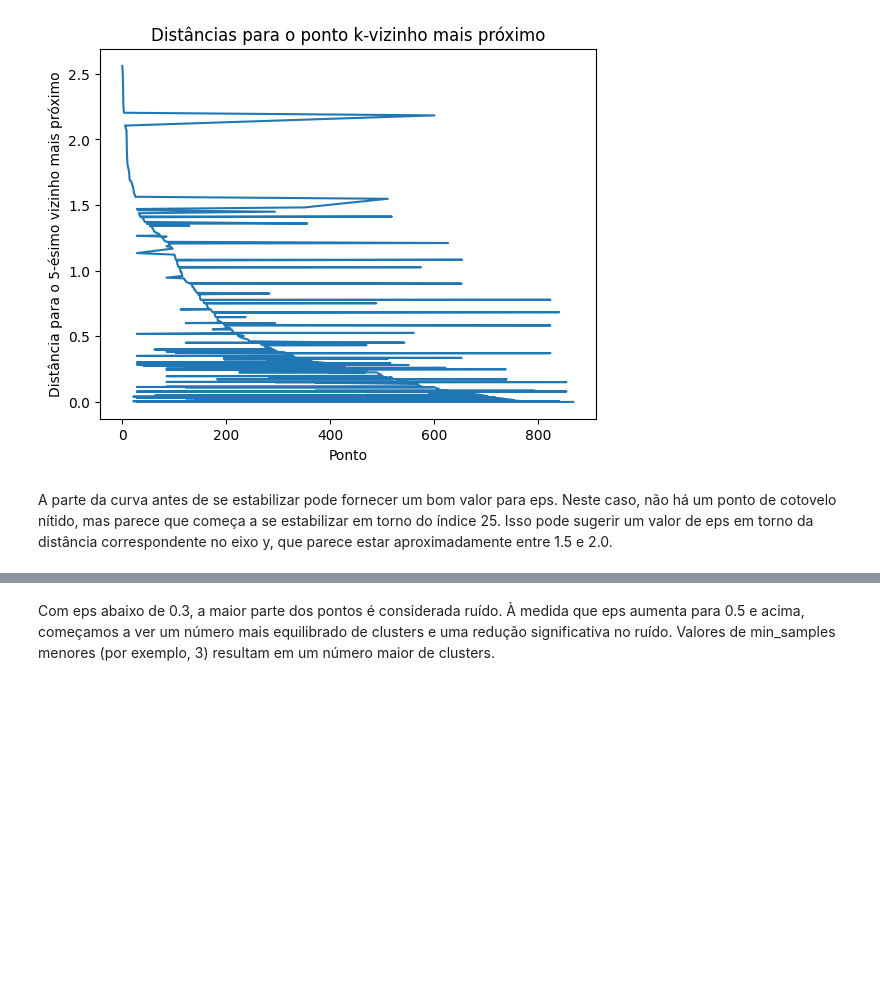
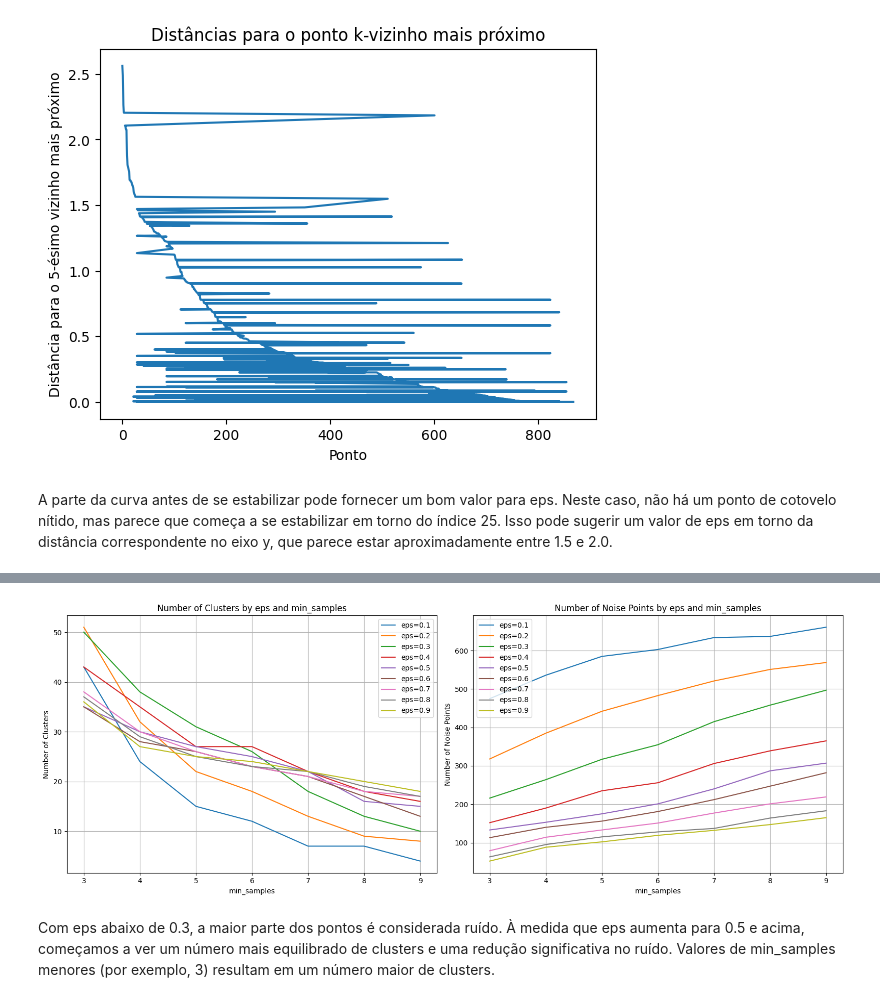
Before and after one commit to Quote023/IF684-Sistemas_Inteligentes_II, a Jupyter notebook: mini_projetos/mini_projeto3.ipynb, the cells around one changed output, grey strips where cells are left out. Saved outputs shown, nothing was run; the diff lists cells and outputs as text; code cells hidden in the pictures; blank space fills up the shorter version.

```diff
--- a/mini_projetos/mini_projeto3.ipynb
+++ b/mini_projetos/mini_projeto3.ipynb
@@ -166,10 +166,10 @@ scores = {"elbow": [], "silhouette": []}
 
 for i in k_range:
     kmeans = KMeans(n_clusters=i, random_state=42)
-    kmeans.fit(trainData)
+    kmeans.fit(trainData_normalized)
     scores["elbow"].append([i, kmeans.inertia_])
     if i == 1: continue
-    scores["silhouette"].append([i, silhouette_score(trainData, kmeans.labels_)])
+    scores["silhouette"].append([i, silhouette_score(trainData_normalized, kmeans.labels_)])
 
 fig, axes = plt.subplots(1, 2, figsize=(13, 5))
 for i, (score_name, score_data) in enumerate(scores.items()):
@@ -307,7 +331,7 @@ from sklearn.cluster import DBSCAN
 from sklearn.preprocessing import StandardScaler
 from sklearn.neighbors import NearestNeighbors
 
-trainData_for_dbscan = trainData.drop('Cluster', axis=1)
+trainData_for_dbscan = trainData_normalized
 
 scaler = StandardScaler()
 trainData_scaled = scaler.fit_transform(trainData_for_dbscan)
@@ -362,13 +386,3 @@ plt.show()
 [figure]
 # %% [markdown]
  A parte da curva antes de se estabilizar pode fornecer um bom valor para eps. Neste caso, não há um ponto de cotovelo nítido, mas parece que começa a se estabilizar em torno do índice 25. Isso pode sugerir um valor de eps em torno da distância correspondente no eixo y, que parece estar aproximadamente entre 1.5 e 2.0.
-# %%
-# Experimentação de valores de eps e min_samples
-for eps in np.arange(0.1, 1.0, 0.1):
-    for min_samples in range(3, 10):
-        dbscan = DBSCAN(eps=eps, min_samples=min_samples)
-        clusters = dbscan.fit_predict(trainData_scaled)
-        n_clusters_ = len(set(clusters)) - (1 if -1 in clusters else 0)
-        n_noise_ = list(clusters).count(-1)
-
-        print(f'eps: {eps:.1f}, min_samples: {min_samples}, clusters: {n_clusters_}, noise: {n_noise_}')
@@ -393,3 +389,54 @@ eps: 0.9, min_samples: 9, clusters: 18, noise: 165
+# %%
+eps_range = np.arange(0.1, 1.0, 0.1)
+min_samples_range = range(3, 10)
+
+clusters_list = []
+noise_list = []
+
+for eps in eps_range:
+    clusters_row = []
+    noise_row = []
+    for min_samples in min_samples_range:
+        dbscan = DBSCAN(eps=eps, min_samples=min_samples)
+        clusters = dbscan.fit_predict(trainData_scaled)
+        n_clusters_ = len(set(clusters)) - (1 if -1 in clusters else 0)
+        n_noise_ = list(clusters).count(-1)
+
+        # Store the results
+        clusters_row.append(n_clusters_)
+        noise_row.append(n_noise_)
+
+    clusters_list.append(clusters_row)
+    noise_list.append(noise_row)
+
+clusters_array = np.array(clusters_list)
+noise_array = np.array(noise_list)
+
+# Plot the results
+fig, axes = plt.subplots(1, 2, figsize=(16, 6))
+
+ax1 = axes[0]
+for i, eps in enumerate(eps_range):
+    ax1.plot(min_samples_range, clusters_array[i, :], label=f'eps={eps:.1f}')
+ax1.set_xlabel('min_samples')
+ax1.set_ylabel('Number of Clusters')
+ax1.set_title('Number of Clusters by eps and min_samples')
+ax1.legend()
+ax1.grid(True)
+
+ax2 = axes[1]
+for i, eps in enumerate(eps_range):
+    ax2.plot(min_samples_range, noise_array[i, :], label=f'eps={eps:.1f}')
+ax2.set_xlabel('min_samples')
+ax2.set_ylabel('Number of Noise Points')
+ax2.set_title('Number of Noise Points by eps and min_samples')
+ax2.legend()
+ax2.grid(True)
+
+plt.tight_layout()
+plt.show()
+# %% [output]
+[figure, added]
 # %% [markdown]
 Com eps abaixo de 0.3, a maior parte dos pontos é considerada ruído.
 À medida que eps aumenta para 0.5 e acima, começamos a ver um número mais equilibrado de clusters e uma redução significativa no ruído.
```
Also changed, not shown: parts of 13 cells of this notebook, 1 other file.
